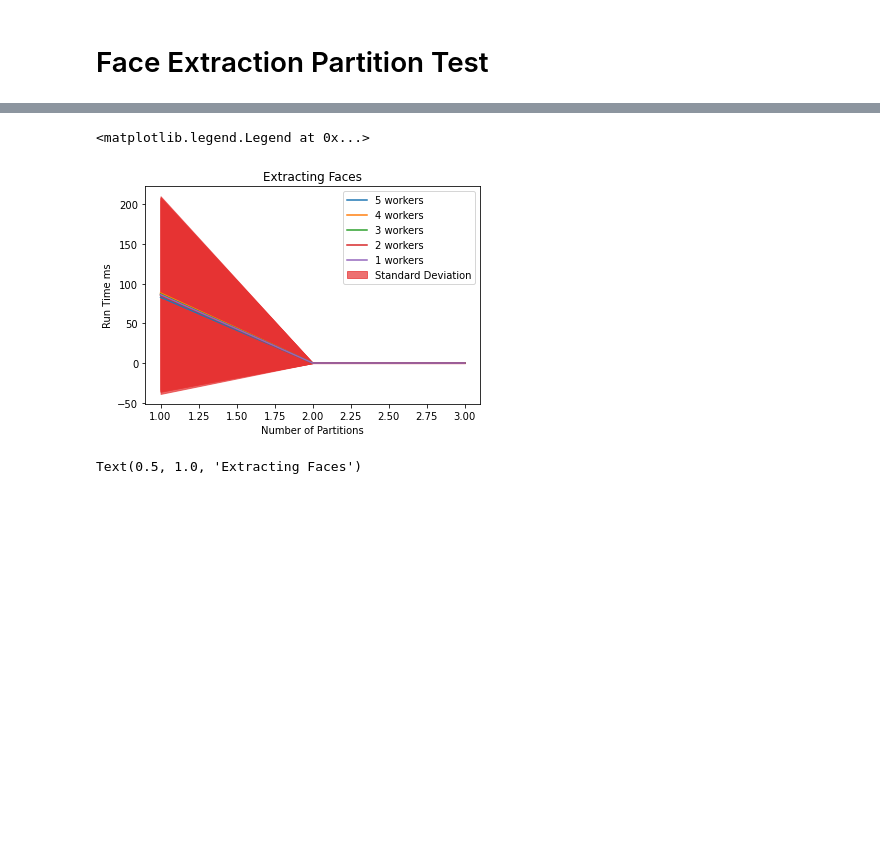
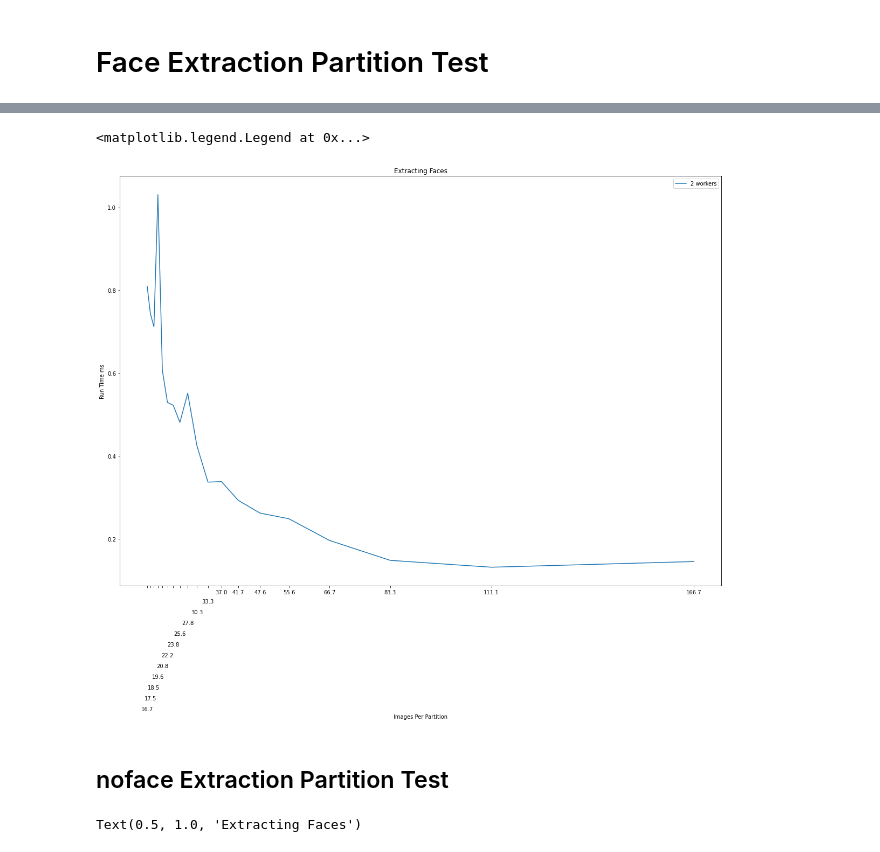
Before and after one commit to DanHarJor/MAPD-B, a Jupyter notebook: dask/notebooks/Daniel_dask_preprocessing-Copy2.ipynb, the cells around one changed output, grey strips where cells are left out. Saved outputs shown, nothing was run; the diff lists cells and outputs as text; code cells hidden in the pictures; blank space fills up the shorter version.

Commit message:
Save, done some training and validation visualisations

```diff
--- a/dask/notebooks/Daniel_dask_preprocessing-Copy2.ipynb
+++ b/dask/notebooks/Daniel_dask_preprocessing-Copy2.ipynb
@@ -655,6 +710,6 @@ Testing 1 workers
 # %%
 figPrePerf = plt.figure(figsize=(15,8))
-for i in np.arange(2,0,-1):
+for i in np.arange(2,1,-1):
     times = preamble_perf['times_'+str(i)+'w']
     plt.plot(partitions, times,label=str(i)+' workers')
     if i == 1: plt.fill_between(partitions,times+std,times-std, label='Standard Deviation', color=(0.2,0.2,0.2,0.4))
@@ -662,7 +717,7 @@ for i in np.arange(2,0,-1):
 plt.xticks(ticks=partitions)
 plt.xlabel('Number of Partitions')
 plt.ylabel('Mean Run Time, microseconds, '+str(it)+' itterations')
-plt.title('Extracting Faces')
+plt.title('Preamble Partition Test')
 plt.legend()
 # %% [output]
 <matplotlib.legend.Legend at 0x...>
@@ -696,4 +730,0 @@ def partestimg(df,partitions,itterations):
-# %%
-facedf = facedf.persist()
-wait(facedf)
-a=1
@@ -709,14 +753,15 @@ print(len(pdface))
 # %%
-itterations = range(3)
+itterations = range(1)
 workers = client.scheduler_info()['workers'].keys()
 exFperf = pd.DataFrame({'partitions':np.array(partitions)})
-for worker in workers:
+for i in range(1):##worker in workers:
     nw = len(client.scheduler_info()['workers'].keys())
-    print('retireing',nw)
-    client.retire_workers(workers=[worker])
-    print('retired')
+
     times, std = partestimg(facedf,partitions,itterations)
     exFperf['times_'+str(nw)+'w'] = times
     exFperf['std_'+str(nw)+'w'] = std
+#     print('retireing',nw)
+#     client.retire_workers(workers=[worker])
+#     print('retired')
 exFperf
 # %% [output]
@@ -741,14 +802,24 @@ exFperf
 # %%
-partitions = exFperf['partitions']
-for i in np.arange(1,7):
+partitions = [6*i for i in range(1,21)]
+part_size = [2000/p for p in partitions]
+fig, ax = plt.subplots(nrows=1,ncols=1,figsize=(20,14))
+for i in np.arange(2,3):
     times = exFperf['times_'+str(i)+'w']
-    plt.plot(partitions, times,label=str(i)+' workers')
-    if i == 1: plt.fill_between(partitions,times+std,times-std, label='Standard Deviation', color=(0.9,0.2,0.2,0.7))
-    else: plt.fill_between(partitions,times+std,times-std, color=(0.9,0.2,0.2,0.7))
-plt.xlabel('Number of Partitions')
-plt.ylabel('Run Time ms')
-plt.title('Extracting Faces')
-plt.legend()
+    ax.plot(part_size[1:], times[1:],label=str(i)+' workers')
+    #if i == 1: plt.fill_between(partitions,times+std,times-std, label='Standard Deviation', color=(0.9,0.2,0.2,0.7))
+    #else: plt.fill_between(partitions,times+std,times-std, color=(0.9,0.2,0.2,0.7))
+ax.set_xticks(part_size[1:])
+pad = 0
+for tick in ax.xaxis.get_major_ticks()[8:]:#[1::2]:
+    pad = pad + 20
+    tick.set_pad(pad)
+#ax.set_xscale('log')
+ax.set_xlabel('Images Per Partition')
+ax.set_ylabel('Run Time ms')
+ax.set_title('Extracting Faces')
+ax.legend()
 # %% [output]
 <matplotlib.legend.Legend at 0x...>
-[figure, old version]
+[figure, new version]
+# %% [markdown]
+## noface Extraction Partition Test
```
Also changed, not shown: parts of 22 cells of this notebook, 3 other files.
